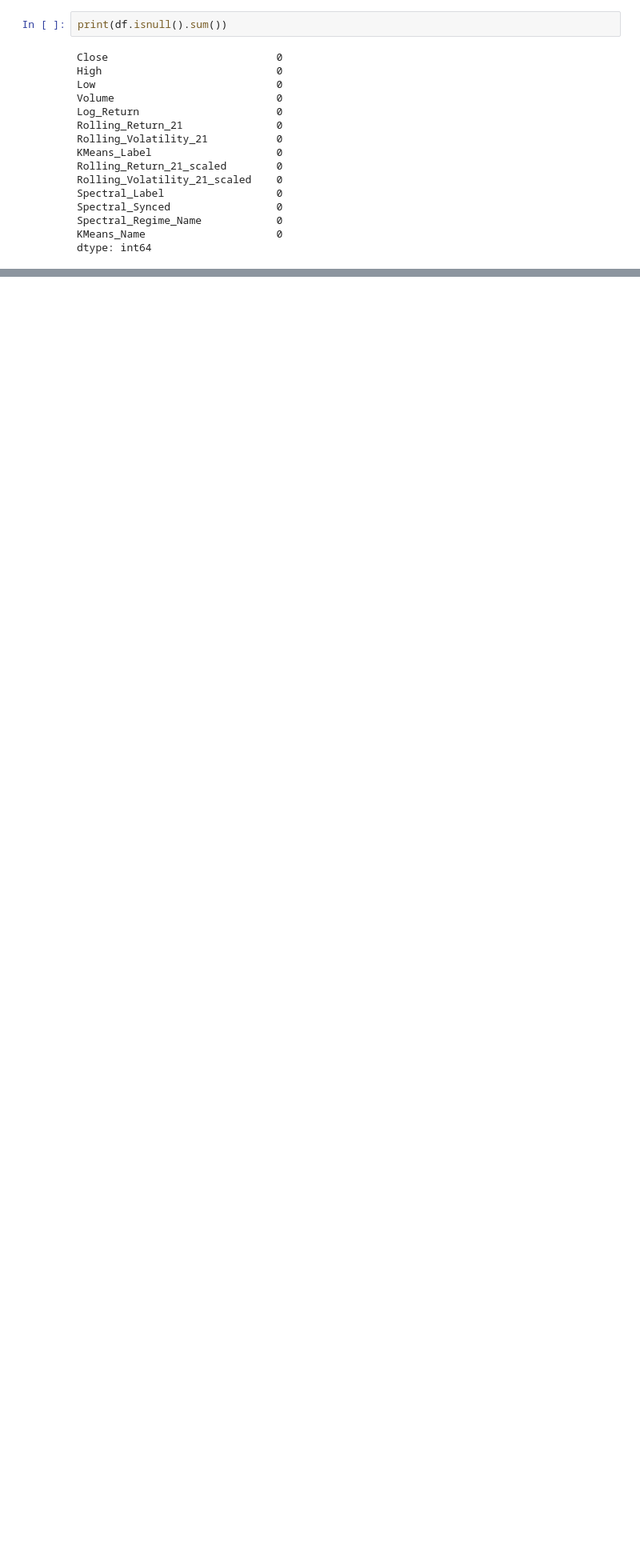
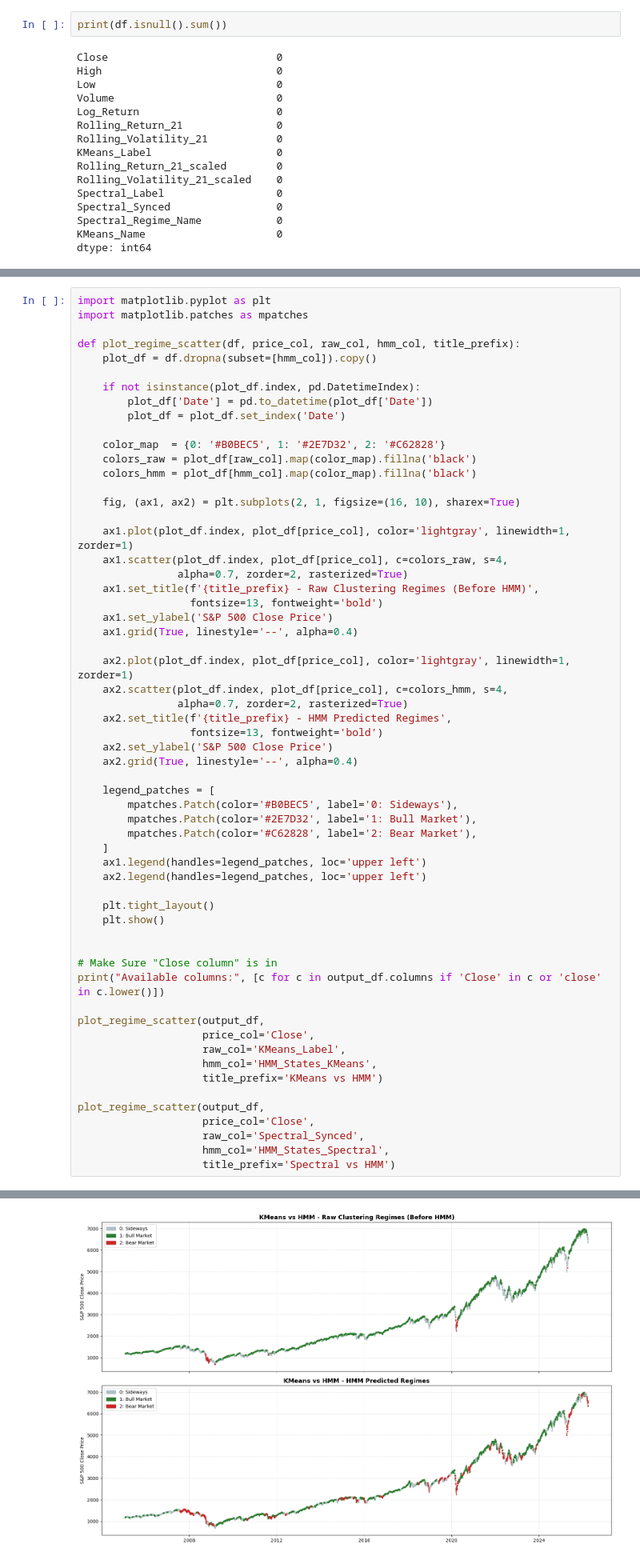
Before and after one commit to jack77703/market-regime-detection, a Jupyter notebook: Phase 3 HMM/Notebooks/Phase3_HMM _code（with 4 align methods).ipynb, the cells around one changed output, grey strips where cells are left out. Shown at 80% size. Cells and saved outputs as stored; diff of their text form; blank space fills up the shorter version.

```diff
--- a/Phase 3 HMM/Notebooks/Phase3_HMM _code（with 4 align methods).ipynb
+++ b/Phase 3 HMM/Notebooks/Phase3_HMM _code（with 4 align methods).ipynb
@@ -623,0 +782,60 @@ Bear Market          0.0295%             7.44%               0.0127  1833     31
+# %%
+import matplotlib.pyplot as plt
+import matplotlib.patches as mpatches
+
+def plot_regime_scatter(df, price_col, raw_col, hmm_col, title_prefix):
+    plot_df = df.dropna(subset=[hmm_col]).copy()
+
+    if not isinstance(plot_df.index, pd.DatetimeIndex):
+        plot_df['Date'] = pd.to_datetime(plot_df['Date'])
+        plot_df = plot_df.set_index('Date')
+
+    color_map  = {0: '#B0BEC5', 1: '#2E7D32', 2: '#C62828'}
+    colors_raw = plot_df[raw_col].map(color_map).fillna('black')
+    colors_hmm = plot_df[hmm_col].map(color_map).fillna('black')
+
+    fig, (ax1, ax2) = plt.subplots(2, 1, figsize=(16, 10), sharex=True)
+
+    ax1.plot(plot_df.index, plot_df[price_col], color='lightgray', linewidth=1, zorder=1)
+    ax1.scatter(plot_df.index, plot_df[price_col], c=colors_raw, s=4,
+                alpha=0.7, zorder=2, rasterized=True)
+    ax1.set_title(f'{title_prefix} - Raw Clustering Regimes (Before HMM)',
+                  fontsize=13, fontweight='bold')
+    ax1.set_ylabel('S&P 500 Close Price')
+    ax1.grid(True, linestyle='--', alpha=0.4)
+
+    ax2.plot(plot_df.index, plot_df[price_col], color='lightgray', linewidth=1, zorder=1)
+    ax2.scatter(plot_df.index, plot_df[price_col], c=colors_hmm, s=4,
+                alpha=0.7, zorder=2, rasterized=True)
+    ax2.set_title(f'{title_prefix} - HMM Predicted Regimes',
+                  fontsize=13, fontweight='bold')
+    ax2.set_ylabel('S&P 500 Close Price')
+    ax2.grid(True, linestyle='--', alpha=0.4)
+
+    legend_patches = [
+        mpatches.Patch(color='#B0BEC5', label='0: Sideways'),
+        mpatches.Patch(color='#2E7D32', label='1: Bull Market'),
+        mpatches.Patch(color='#C62828', label='2: Bear Market'),
+    ]
+    ax1.legend(handles=legend_patches, loc='upper left')
+    ax2.legend(handles=legend_patches, loc='upper left')
+
+    plt.tight_layout()
+    plt.show()
+
+
+# Make Sure "Close column" is in
+print("Available columns:", [c for c in output_df.columns if 'Close' in c or 'close' in c.lower()])
+
+plot_regime_scatter(output_df,
+                    price_col='Close',
+                    raw_col='KMeans_Label',
+                    hmm_col='HMM_States_KMeans',
+                    title_prefix='KMeans vs HMM')
+
+plot_regime_scatter(output_df,
+                    price_col='Close',
+                    raw_col='Spectral_Synced',
+                    hmm_col='HMM_States_Spectral',
+                    title_prefix='Spectral vs HMM')
+# %% [output]
@@ -623,0 +843 @@ Bear Market          0.0295%             7.44%               0.0127  1833     31
+[figure, added]
```
Also changed, not shown: parts of 28 cells of this notebook, 3 other files.
